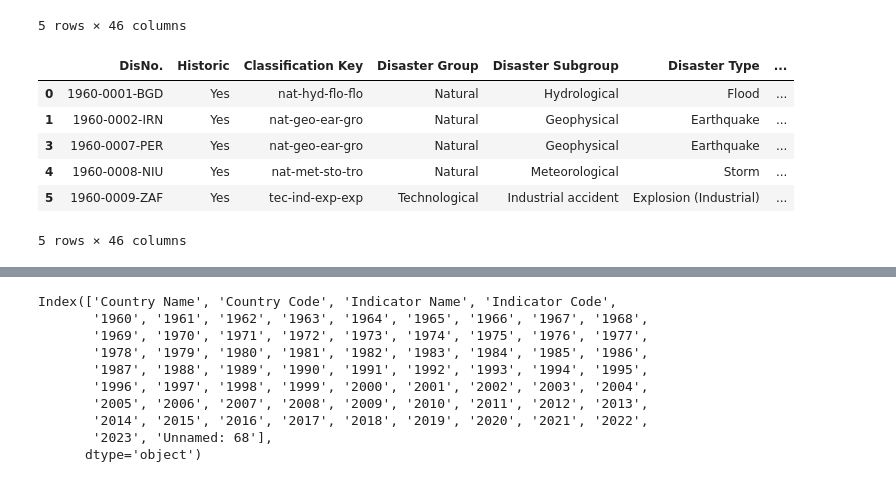
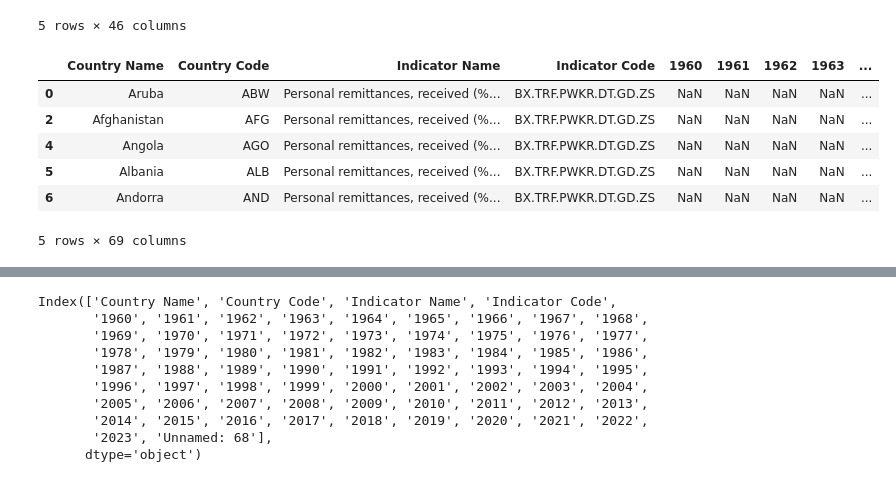
Before and after one commit to PowerBIhamoye/NaturalDisasterRemittanceFlow, a Jupyter notebook: remittance.ipynb, the cells around one changed output, grey strips where cells are left out. Saved outputs shown, nothing was run; the diff lists cells and outputs as text; code cells hidden in the pictures.

```diff
--- a/remittance.ipynb
+++ b/remittance.ipynb
@@ -7,4 +9,5 @@ import pycountry
 # %%
-world_bank = pd.read_csv("API_BX.TRF.PWKR.DT.GD.ZS_DS2_en_csv_v2_245443.csv", skiprows = 4)
-em_dat = pd.read_excel("public_emdat_custom_request_2024-05-02_ded84ba8-4331-4fb3-b9e2-3b46c013af70 (2).xlsx")
+# loading datasets
+world_bank = pd.read_csv("./Dataset/API_BX.TRF.PWKR.DT.GD.ZS_DS2_en_csv_v2_245443.csv", skiprows = 4)
+em_dat = pd.read_excel("./Dataset/public_emdat_custom_request_2024-05-02_ded84ba8-4331-4fb3-b9e2-3b46c013af70 (2).xlsx")
 # %%
@@ -36,17 +42,15 @@ em_dat.head()
 | 4 | 1960-0008-NIU | Yes | nat-met-sto-tro | Natural | Meteorological | Storm | ... |
 5 rows × 46 columns
 # %%
-# drop rows where country name is null
+# drop rows where country name is missing
 world_bank = world_bank.dropna(subset = "Country Name")
 
-em_dat = em_dat.dropna(subset = "Country")
+world_bank.head()
+# %% [output]
+|  | Country Name | Country Code | Indicator Name | Indicator Code | 1960 | 1961 | 1962 | 1963 | ... |
+| 0 | Aruba | ABW | Personal remittances, received (%... | BX.TRF.PWKR.DT.GD.ZS | NaN | NaN | NaN | NaN | ... |
+| 2 | Afghanistan | AFG | Personal remittances, received (%... | BX.TRF.PWKR.DT.GD.ZS | NaN | NaN | NaN | NaN | ... |
+| 4 | Angola | AGO | Personal remittances, received (%... | BX.TRF.PWKR.DT.GD.ZS | NaN | NaN | NaN | NaN | ... |
+| 5 | Albania | ALB | Personal remittances, received (%... | BX.TRF.PWKR.DT.GD.ZS | NaN | NaN | NaN | NaN | ... |
+| 6 | Andorra | AND | Personal remittances, received (%... | BX.TRF.PWKR.DT.GD.ZS | NaN | NaN | NaN | NaN | ... |
+5 rows × 69 columns
-# %%
-em_dat.head()
-# %% [output]
-|  | DisNo. | Historic | Classification Key | Disaster Group | Disaster Subgroup | Disaster Type | ... |
-| 0 | 1960-0001-BGD | Yes | nat-hyd-flo-flo | Natural | Hydrological | Flood | ... |
-| 1 | 1960-0002-IRN | Yes | nat-geo-ear-gro | Natural | Geophysical | Earthquake | ... |
-| 3 | 1960-0007-PER | Yes | nat-geo-ear-gro | Natural | Geophysical | Earthquake | ... |
-| 4 | 1960-0008-NIU | Yes | nat-met-sto-tro | Natural | Meteorological | Storm | ... |
-| 5 | 1960-0009-ZAF | Yes | tec-ind-exp-exp | Technological | Industrial accident | Explosion (Industrial) | ... |
-5 rows × 46 columns
```
Also changed, not shown: parts of 38 cells of this notebook.
